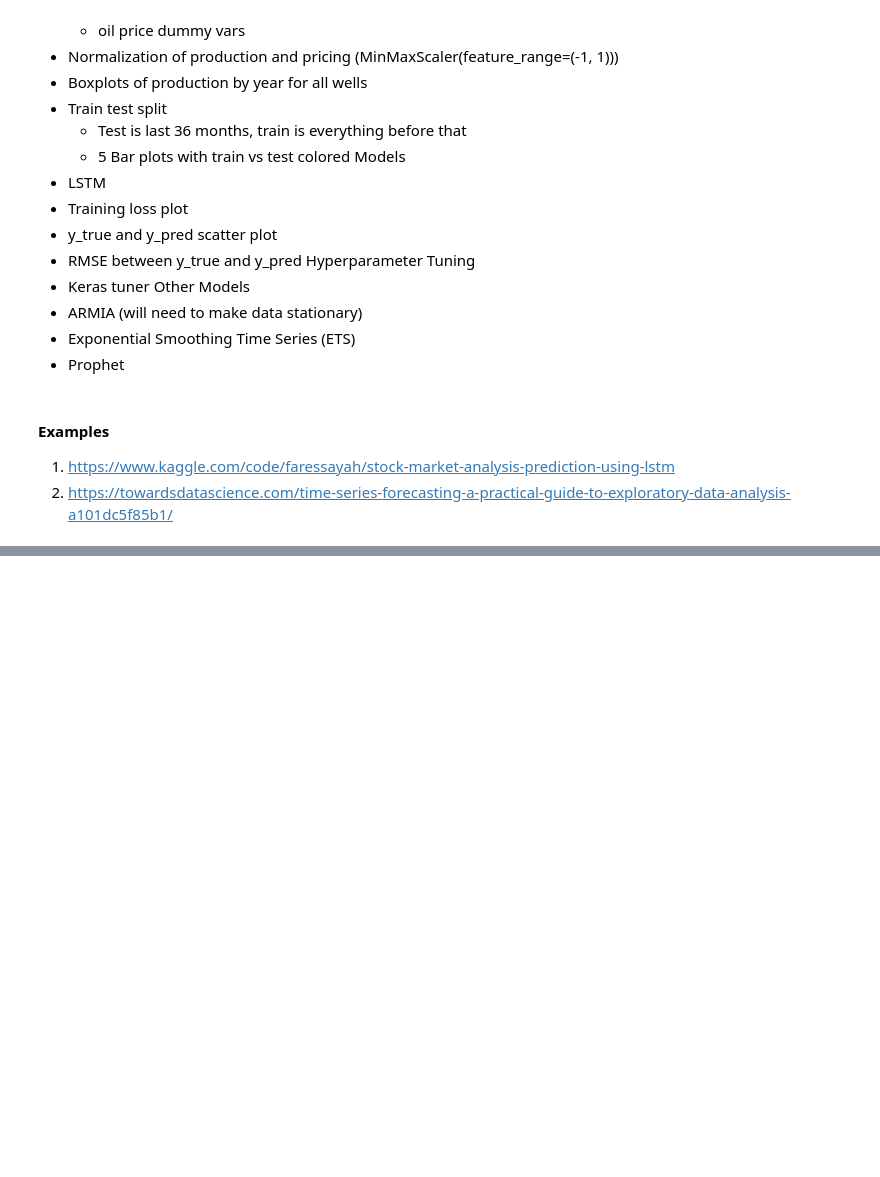
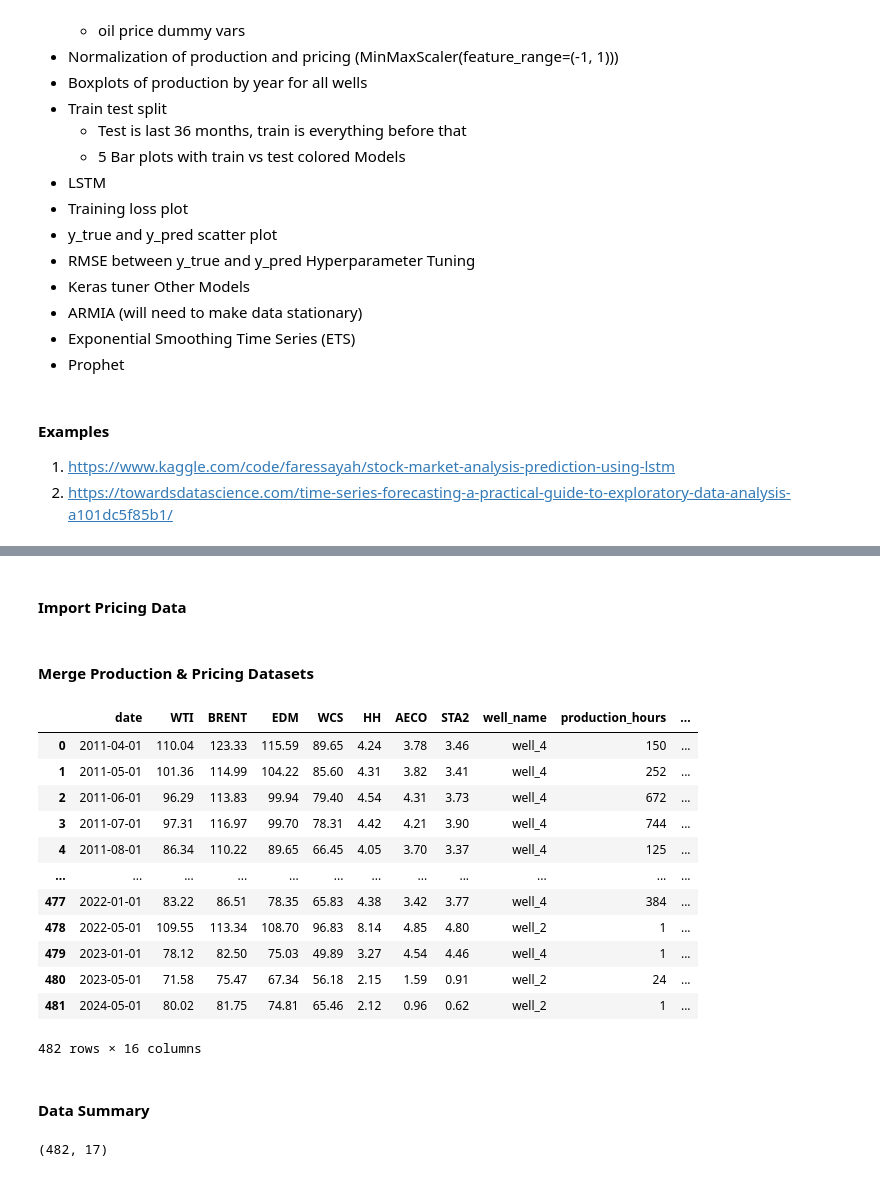
Before and after one commit to ryan-bulger/5511-Final-Project, a Jupyter notebook: lstm-oil-production-forecasting.ipynb, the cells around one changed output, grey strips where cells are left out. Drawn from its saved outputs; the diff is of its cells as text; code cells hidden in the pictures; blank space fills up the shorter version.

Commit message:
data downloaded

```diff
--- a/lstm-oil-production-forecasting.ipynb
+++ b/lstm-oil-production-forecasting.ipynb
@@ -43,0 +54,12 @@ Other Models
+# %%
+# Import production dataset
+prod_df = pd.read_csv('prod.csv')
+
+# Convert date column to datetime
+prod_df['date'] = pd.to_datetime(prod_df['date'])
+# %%
+prod_df[['oil_volume (bbl)', 'gas_volume (mcf)', 'water_volume (bbl)']] = prod_df[['oil_volume (bbl)', 'gas_volume (mcf)', 'water_volume (bbl)']] * 100
+# %%
+prod_df['oil_producing_daily_avg (bbl/day)']  = prod_df['oil_volume (bbl)'] / prod_df['production_hours'] * 24
+prod_df['gas_producing_daily_avg (mcf/day)']  = prod_df['gas_volume (mcf)'] / prod_df['production_hours'] * 24
+prod_df['water_producing_daily_avg (bbl/day)']  = prod_df['water_volume (bbl)'] / prod_df['production_hours'] * 24
@@ -43,0 +82,51 @@ Other Models
+# %% [markdown]
+#### Import Pricing Data
+# %%
+# Import pricing dataset
+oil_url = 'https://mcdan.com/forecast/data/oil.json'
+gas_url = 'https://mcdan.com/forecast/data/gas.json'
+
+def import_price_data(url):
+    response = requests.get(url, headers={'User-Agent': UserAgent().random})
+
+    data = json.loads(response.content)
+
+    rows = []
+    for entry in data:
+        date = entry['date']
+        row = {'date': date}
+        for item in entry['values']:
+            base_key = item['key'].replace(' Forecast', '').strip()
+            row[f'{base_key}'] = item['usd']
+        rows.append(row)
+    df = pd.DataFrame(rows)
+    df['date'] = pd.to_datetime(df['date'])
+    return df
+
+oil_prices_df = import_price_data(oil_url)
+gas_prices_df = import_price_data(gas_url)
+# %% [markdown]
+#### Merge Production & Pricing Datasets
+# %%
+df = oil_prices_df.merge(gas_prices_df).merge(prod_df)
+df
+# %% [output]
+|  | date | WTI | BRENT | EDM | WCS | HH | AECO | STA2 | well_name | production_hours | ... |
+| 0 | 2011-04-01 | 110.04 | 123.33 | 115.59 | 89.65 | 4.24 | 3.78 | 3.46 | well_4 | 150 | ... |
+| 1 | 2011-05-01 | 101.36 | 114.99 | 104.22 | 85.60 | 4.31 | 3.82 | 3.41 | well_4 | 252 | ... |
+| 2 | 2011-06-01 | 96.29 | 113.83 | 99.94 | 79.40 | 4.54 | 4.31 | 3.73 | well_4 | 672 | ... |
+| 3 | 2011-07-01 | 97.31 | 116.97 | 99.70 | 78.31 | 4.42 | 4.21 | 3.90 | well_4 | 744 | ... |
+| 4 | 2011-08-01 | 86.34 | 110.22 | 89.65 | 66.45 | 4.05 | 3.70 | 3.37 | well_4 | 125 | ... |
+| ... | ... | ... | ... | ... | ... | ... | ... | ... | ... | ... | ... |
+| 477 | 2022-01-01 | 83.22 | 86.51 | 78.35 | 65.83 | 4.38 | 3.42 | 3.77 | well_4 | 384 | ... |
+| 478 | 2022-05-01 | 109.55 | 113.34 | 108.70 | 96.83 | 8.14 | 4.85 | 4.80 | well_2 | 1 | ... |
+| 479 | 2023-01-01 | 78.12 | 82.50 | 75.03 | 49.89 | 3.27 | 4.54 | 4.46 | well_4 | 1 | ... |
+| 480 | 2023-05-01 | 71.58 | 75.47 | 67.34 | 56.18 | 2.15 | 1.59 | 0.91 | well_2 | 24 | ... |
+| 481 | 2024-05-01 | 80.02 | 81.75 | 74.81 | 65.46 | 2.12 | 0.96 | 0.62 | well_2 | 1 | ... |
+482 rows × 16 columns
+# %% [markdown]
+#### Data Summary
+# %%
+df.shape
+# %% [output]
+(482, 17)
```
Also changed, not shown: parts of 11 cells of this notebook, 1 other file.
